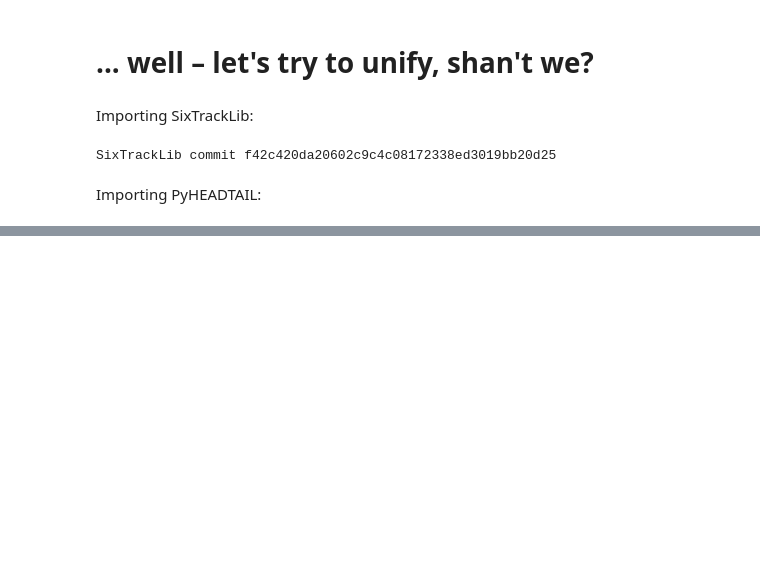
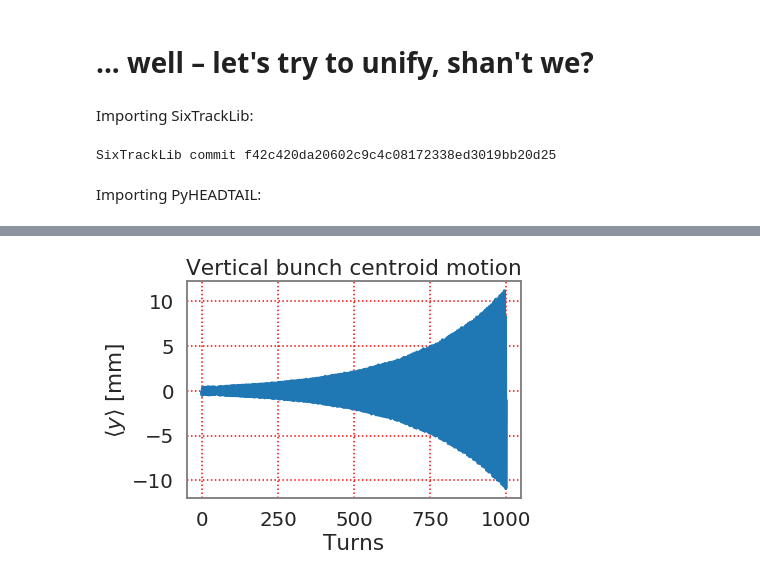
Before and after one commit to aoeftiger/pyhep2020, a Jupyter notebook: talk.ipynb, the cells around one changed output, grey strips where cells are left out. Cells and saved outputs as stored; diff of their text form; code cells hidden in the pictures; blank space fills up the shorter version.

```diff
--- a/talk.ipynb
+++ b/talk.ipynb
@@ -172,0 +342,15 @@ PyHEADTAIL v1.14.1.7
+# %%
+# resistive_wall_wake = ParallelHorizontalPlatesResistiveWall(
+#     pipe_radius=3e-2 * 0.15,
+#     resistive_wall_length=circumference,
+#     conductivity=1.4e6,
+#     dt_min=pyht_beam.sigma_z() / (1000 * pyht_beam.beta * c),
+# )
+
+resonator_wake = ParallelHorizontalPlatesResonator(
+    R_shunt=7e6, frequency=1.5e9, Q=1,
+)
+
+slicer = UniformBinSlicer(n_slices=70, n_sigma_z=4)
+
+wakefield = WakeField(slicer, resonator_wake)
@@ -172,0 +366,2 @@ PyHEADTAIL v1.14.1.7
+# %%
+pyht_ring_elements = list(transverse_map) + [longitudinal_map, wakefield]
@@ -172,0 +412,7 @@ PyHEADTAIL v1.14.1.7
+# %%
+plt.plot(my * 1e3)
+plt.xlabel('Turns')
+plt.ylabel(r'$\langle y \rangle$ [mm]')
+plt.title('Vertical bunch centroid motion');
+# %% [output]
+[figure, added]
```
Also changed, not shown: parts of 18 cells of this notebook.
